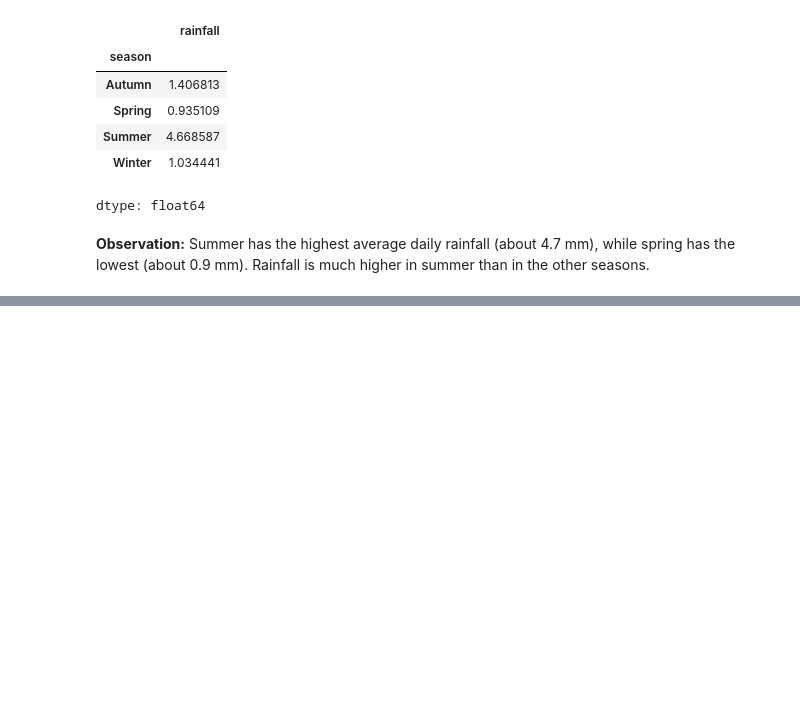
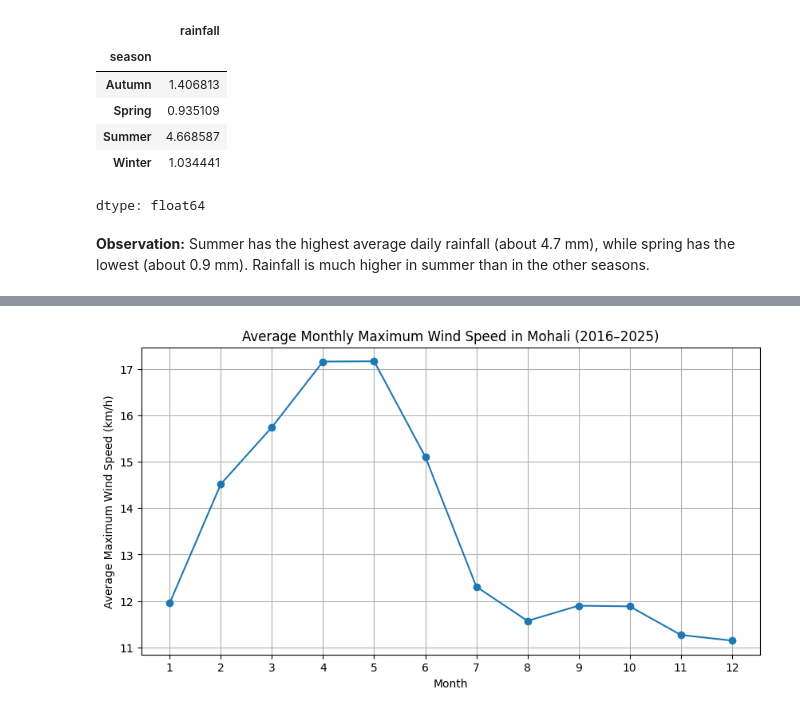
Before and after one commit to Aditi09-20/Weather_Data_Analysis_and_Forecasting, a Jupyter notebook: notebooks/weather_analysis.ipynb, the cells around one changed output, grey strips where cells are left out. Drawn from its saved outputs; the diff is of its cells as text; code cells hidden in the pictures; blank space fills up the shorter version.

```diff
--- a/notebooks/weather_analysis.ipynb
+++ b/notebooks/weather_analysis.ipynb
@@ -430,0 +471,3 @@ dtype: float64
+# %%
+monthly_wind = df.groupby("month")["wind_speed"].mean()
+monthly_wind
@@ -430,0 +490,13 @@ dtype: float64
+# %%
+plt.figure(figsize=(10, 5))
+
+plt.plot(monthly_wind.index, monthly_wind.values, marker="o")
+
+plt.xlabel("Month")
+plt.ylabel("Average Maximum Wind Speed (km/h)")
+plt.title("Average Monthly Maximum Wind Speed in Mohali (2016–2025)")
+plt.xticks(range(1, 13))
+plt.grid(True)
+plt.show()
+# %% [output]
+[figure, added]
```
Also changed, not shown: parts of 12 cells of this notebook.
